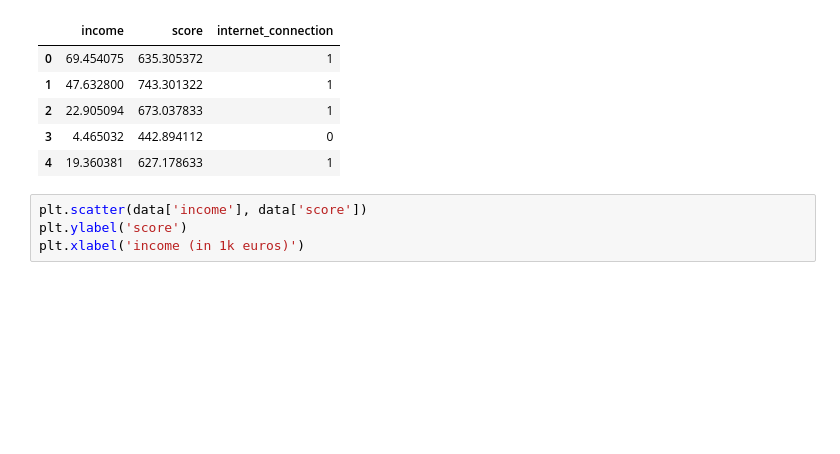
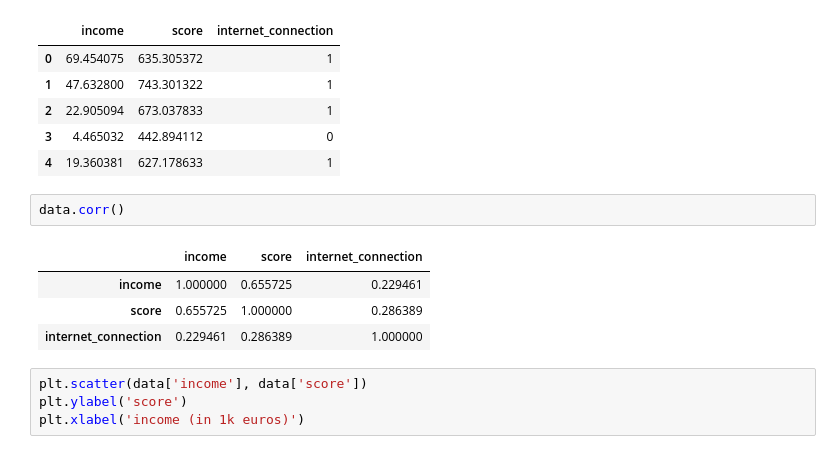
Before and after one commit to minyoungrho/MachineLearning, a Jupyter notebook: classnotes/reg_linear.ipynb, the cells around one changed output. Drawn from its saved outputs; the diff is of its cells as text; blank space fills up the shorter version.

```diff
--- a/classnotes/reg_linear.ipynb
+++ b/classnotes/reg_linear.ipynb
@@ -14,6 +15,13 @@ data.head()
 | 2 | 22.905094 | 673.037833 | 1 |
 | 3 | 4.465032 | 442.894112 | 0 |
 | 4 | 19.360381 | 627.178633 | 1 |
+# %%
+data.corr()
+# %% [output]
+|  | income | score | internet_connection |
+| income | 1.000000 | 0.655725 | 0.229461 |
+| score | 0.655725 | 1.000000 | 0.286389 |
+| internet_connection | 0.229461 | 0.286389 | 1.000000 |
 # %%
 plt.scatter(data['income'], data['score'])
 plt.ylabel('score')
```
Also changed, not shown: parts of 6 cells of this notebook, 1 other file.
